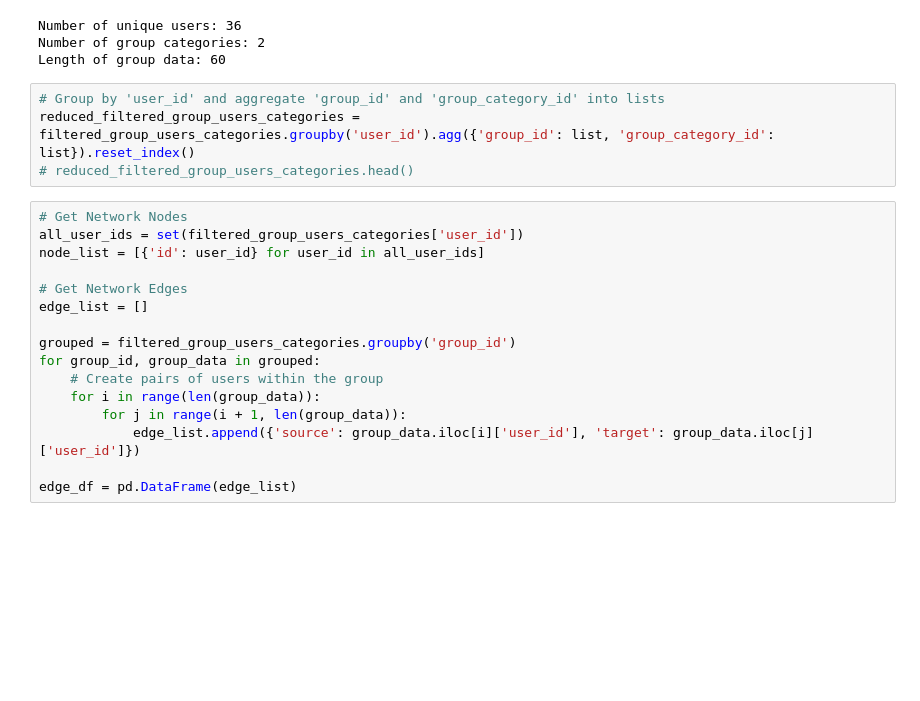
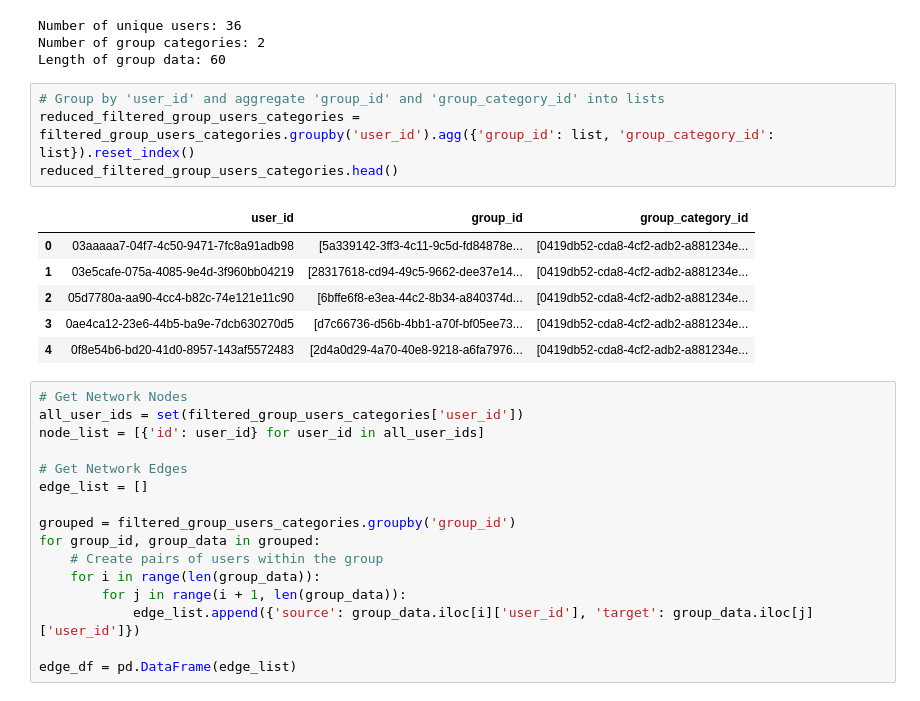
Before and after one commit to lexicongovernance/gov-research, a Jupyter notebook: berlin-analysis/analysis.ipynb, the cells around one changed output. Cells and saved outputs as stored; diff of their text form; blank space fills up the shorter version.

```diff
--- a/berlin-analysis/analysis.ipynb
+++ b/berlin-analysis/analysis.ipynb
@@ -388,7 +427,14 @@ Length of group data: 60
 # %%
 # Group by 'user_id' and aggregate 'group_id' and 'group_category_id' into lists
 reduced_filtered_group_users_categories = filtered_group_users_categories.groupby('user_id').agg({'group_id': list, 'group_category_id': list}).reset_index()
-# reduced_filtered_group_users_categories.head()
+reduced_filtered_group_users_categories.head()
+# %% [output]
+|  | user_id | group_id | group_category_id |
+| 0 | 03aaaaa7-04f7-4c50-9471-7fc8a91adb98 | [5a339142-3ff3-4c11-9c5d-fd84878e... | [0419db52-cda8-4cf2-adb2-a881234e... |
+| 1 | 03e5cafe-075a-4085-9e4d-3f960bb04219 | [28317618-cd94-49c5-9662-dee37e14... | [0419db52-cda8-4cf2-adb2-a881234e... |
+| 2 | 05d7780a-aa90-4cc4-b82c-74e121e11c90 | [6bffe6f8-e3ea-44c2-8b34-a840374d... | [0419db52-cda8-4cf2-adb2-a881234e... |
+| 3 | 0ae4ca12-23e6-44b5-ba9e-7dcb630270d5 | [d7c66736-d56b-4bb1-a70f-bf05ee73... | [0419db52-cda8-4cf2-adb2-a881234e... |
+| 4 | 0f8e54b6-bd20-41d0-8957-143af5572483 | [2d4a0d29-4a70-40e8-9218-a6fa7976... | [0419db52-cda8-4cf2-adb2-a881234e... |
 # %%
 # Get Network Nodes
 all_user_ids = set(filtered_group_users_categories['user_id'])
```
Also changed, not shown: parts of 8 cells of this notebook.
